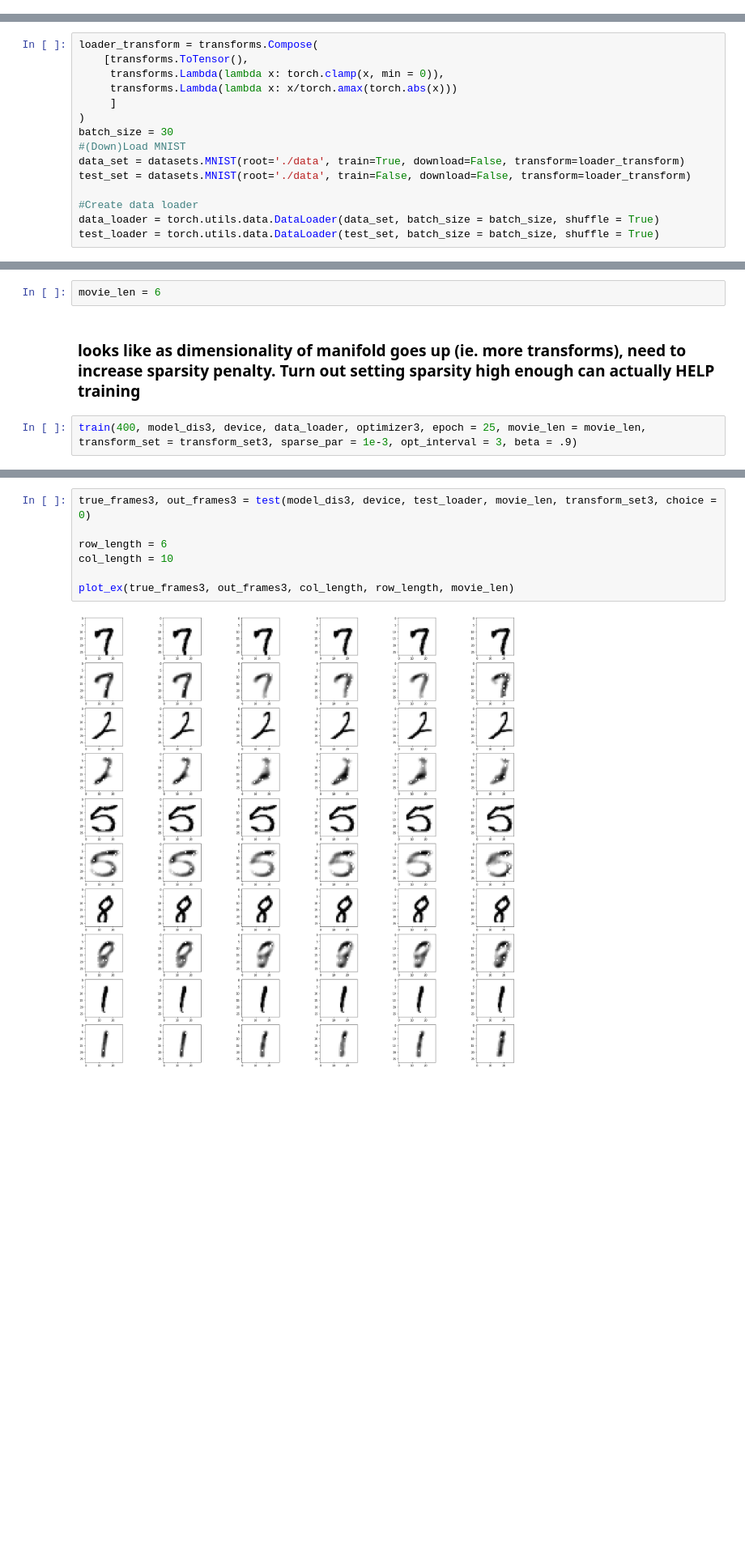
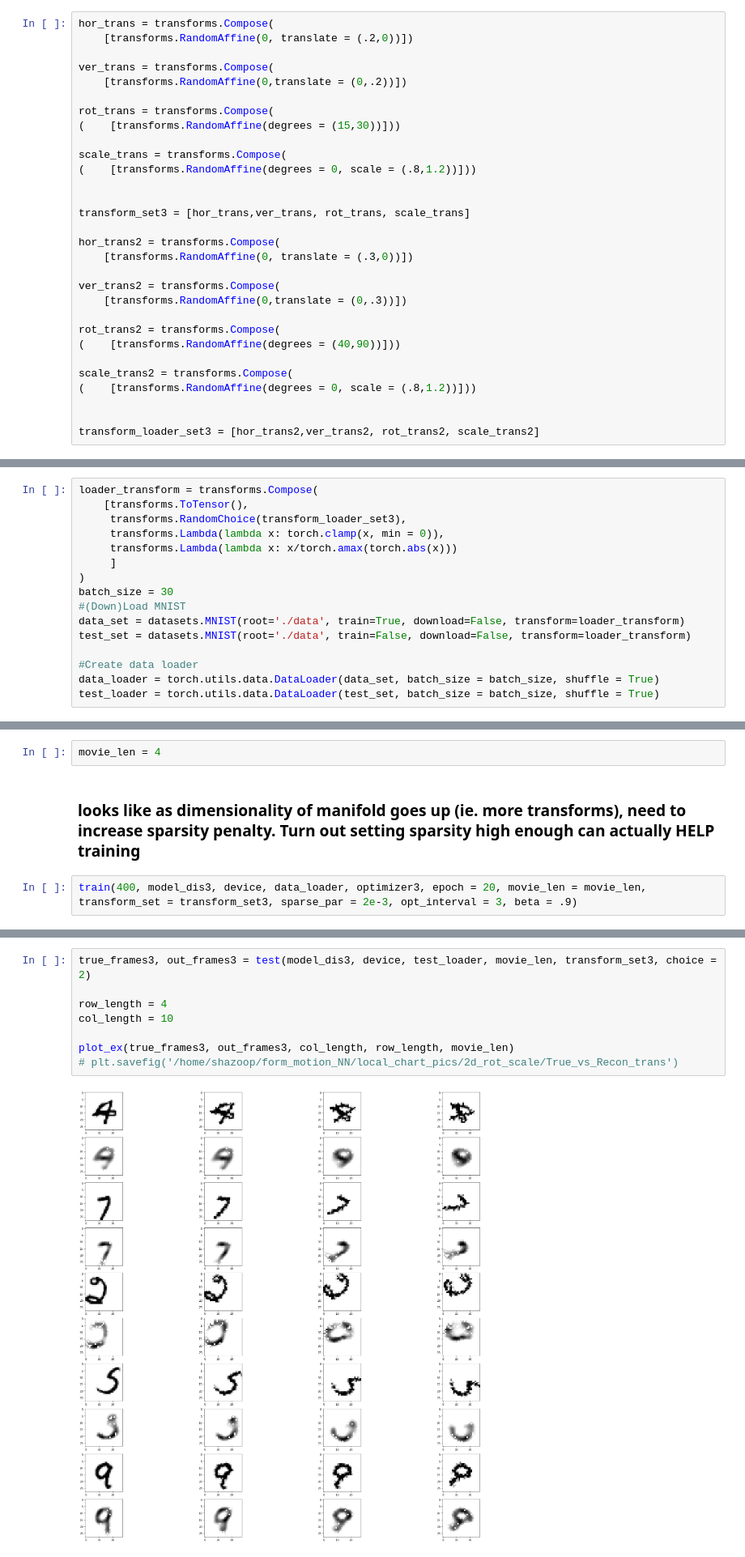
Before and after one commit to shazoop/form_motion_NN, a Jupyter notebook: local_chart.ipynb, the cells around one changed output, grey strips where cells are left out. Shown at 81% size. Cells and saved outputs as stored; diff of their text form; blank space fills up the shorter version.

```diff
--- a/local_chart.ipynb
+++ b/local_chart.ipynb
@@ -578,0 +618,30 @@ opsg_vec_plot(model_dis2, device, test_loader, 10, num_step, sg_vec, sg_rate = .
+# %%
+hor_trans = transforms.Compose(
+    [transforms.RandomAffine(0, translate = (.2,0))])
+
+ver_trans = transforms.Compose(
+    [transforms.RandomAffine(0,translate = (0,.2))])
+
+rot_trans = transforms.Compose(
+(    [transforms.RandomAffine(degrees = (15,30))]))
+
+scale_trans = transforms.Compose(
+(    [transforms.RandomAffine(degrees = 0, scale = (.8,1.2))]))
+
+
+transform_set3 = [hor_trans,ver_trans, rot_trans, scale_trans]
+
+hor_trans2 = transforms.Compose(
+    [transforms.RandomAffine(0, translate = (.3,0))])
+
+ver_trans2 = transforms.Compose(
+    [transforms.RandomAffine(0,translate = (0,.3))])
+
+rot_trans2 = transforms.Compose(
+(    [transforms.RandomAffine(degrees = (40,90))]))
+
+scale_trans2 = transforms.Compose(
+(    [transforms.RandomAffine(degrees = 0, scale = (.8,1.2))]))
+
+
+transform_loader_set3 = [hor_trans2,ver_trans2, rot_trans2, scale_trans2]
@@ -579,6 +657,7 @@ opsg_vec_plot(model_dis2, device, test_loader, 10, num_step, sg_vec, sg_rate = .
 # %%
 loader_transform = transforms.Compose(
     [transforms.ToTensor(),
+     transforms.RandomChoice(transform_loader_set3),
      transforms.Lambda(lambda x: torch.clamp(x, min = 0)),
      transforms.Lambda(lambda x: x/torch.amax(torch.abs(x)))
      ]
@@ -611,9 +675,9 @@ model_dis3 = make_model(28**2, latent_dim= 16, trans_dim = 4)
 model_dis3 = model_dis3.to(device)
 optimizer3 = torch.optim.Adam(model_dis3.parameters(), lr=1e-3) #e-1
 # %%
-movie_len = 6
+movie_len = 4
 # %% [markdown]
 ### looks like as dimensionality of manifold goes up (ie. more transforms), need to increase sparsity penalty. Turn out setting sparsity high enough can actually HELP training
 # %%
-train(400, model_dis3, device, data_loader, optimizer3, epoch = 25, movie_len = movie_len, transform_set = transform_set3, sparse_par = 1e-3, opt_interval = 3, beta = .9)
+train(400, model_dis3, device, data_loader, optimizer3, epoch = 20, movie_len = movie_len, transform_set = transform_set3, sparse_par = 2e-3, opt_interval = 3, beta = .9)
 # %% [output]
@@ -637,9 +704,10 @@ Train Epoch: 24 [48000/60000 (80%)]     Loss: 0.133385
 # %%
-true_frames3, out_frames3 = test(model_dis3, device, test_loader, movie_len, transform_set3, choice = 0)
+true_frames3, out_frames3 = test(model_dis3, device, test_loader, movie_len, transform_set3, choice = 2)
 
-row_length = 6
+row_length = 4
 col_length = 10
 
 plot_ex(true_frames3, out_frames3, col_length, row_length, movie_len)
+# plt.savefig('/home/shazoop/form_motion_NN/local_chart_pics/2d_rot_scale/True_vs_Recon_trans')
 # %% [output]
-[figure, old version]
+[figure, new version]
```
Also changed, not shown: parts of 14 cells of this notebook, 1 other file.
